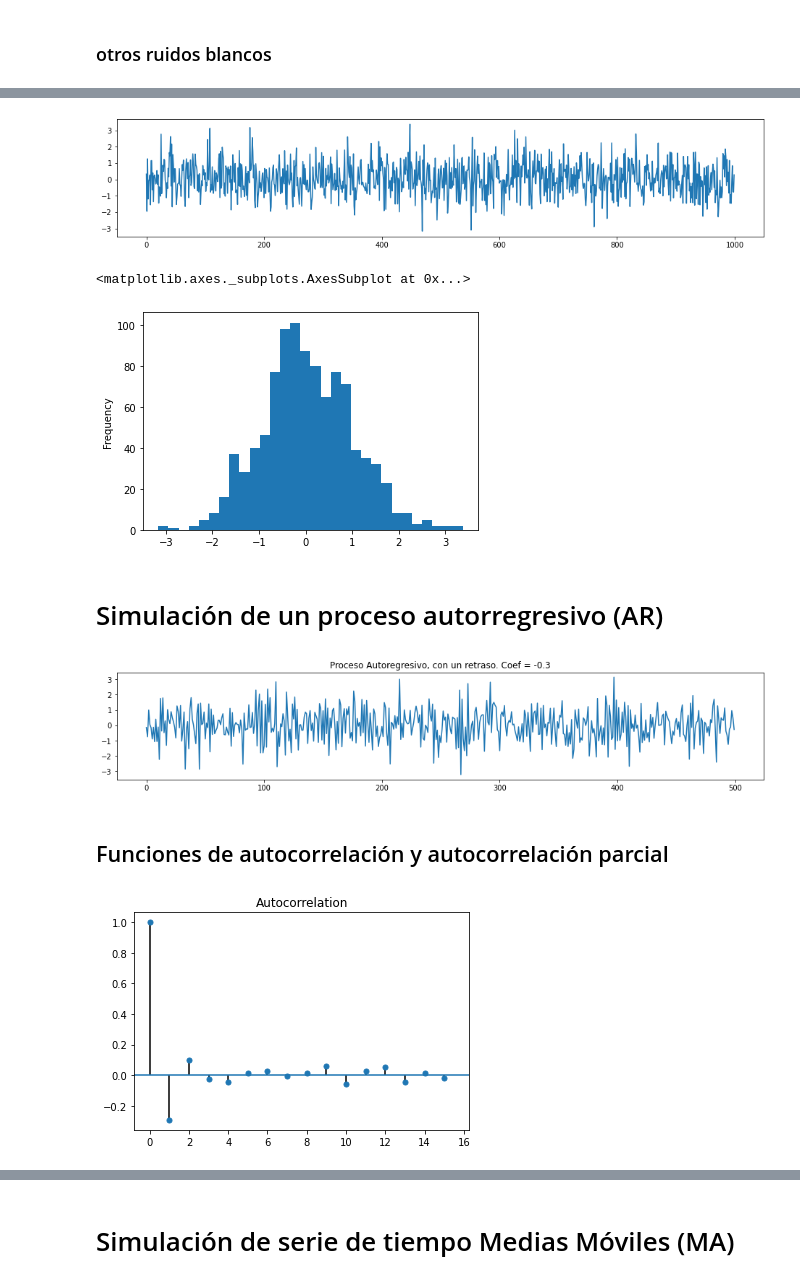
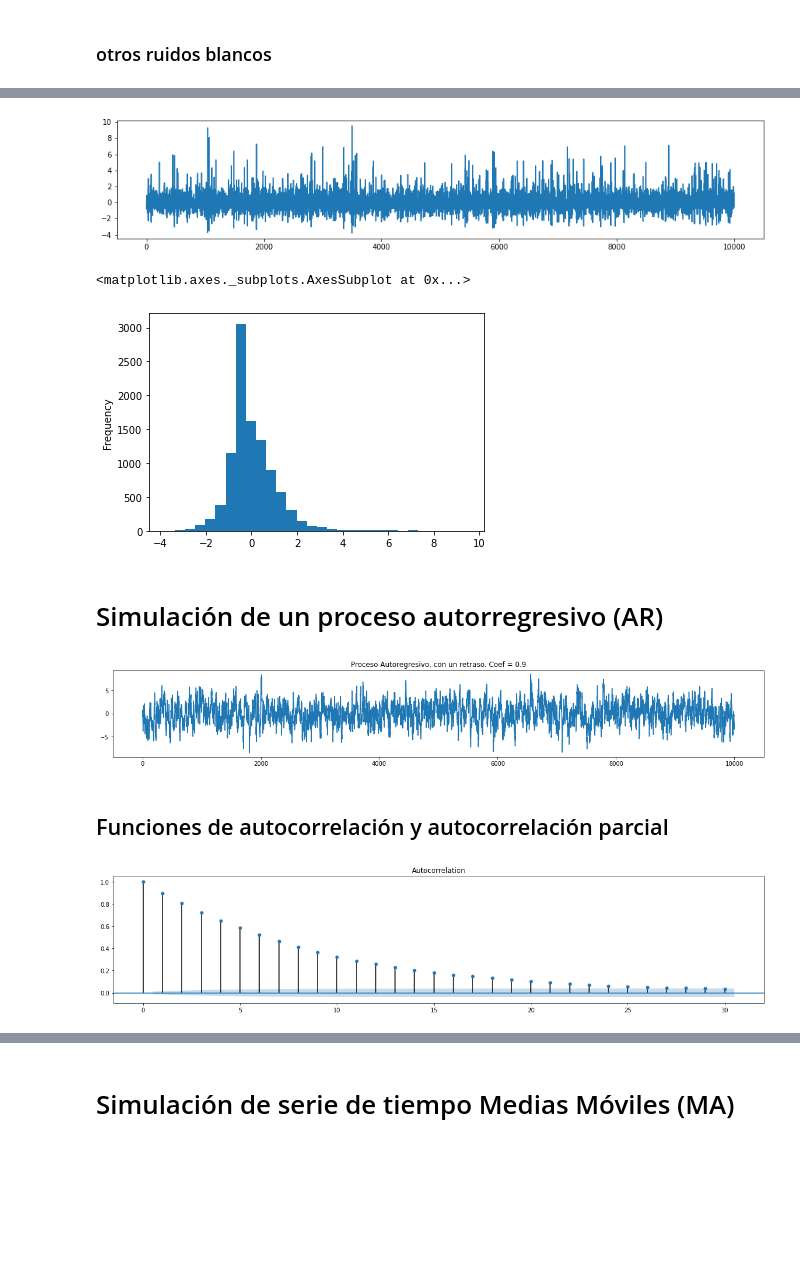
Before and after one commit to AnIsAsPe/Prediccion_de_Riesgo_python, a Jupyter notebook: notebooks/regresión,_ruido_y_series_de_tiempo.ipynb, the cells around one changed output, grey strips where cells are left out. Saved outputs shown, nothing was run; the diff lists cells and outputs as text; code cells hidden in the pictures; blank space fills up the shorter version.

```diff
--- a/notebooks/regresión,_ruido_y_series_de_tiempo.ipynb
+++ b/notebooks/regresión,_ruido_y_series_de_tiempo.ipynb
@@ -141,43 +151,46 @@ Length: 1000, dtype: float64
 # %%
-Zt = pd.Series(np.zeros(1000))
+Zt = pd.Series(np.zeros(10000))
 for i in range(len(Zt)):
   if i % 2 == 0:
     Zt[i]= Xt[i]
   else:
     Zt[i] = 1/np.sqrt(2)*(pow(Xt[i-1], 2)-1)
 
-Z_t.plot(figsize = (16,3))
+Zt.plot(figsize = (16,3))
 plt.show()
 # %% [output]
-[figure, old version]
+[figure, new version]
 # %%
-Z_t.plot.hist(bins=30)
+Zt.plot.hist(bins=30)
 # %% [output]
 <matplotlib.axes._subplots.AxesSubplot at 0x...>
-[figure, old version]
+[figure, new version]
 # %% [markdown]
 # Simulación de un proceso autorregresivo  (AR)
 # %%
-coef = -0.3
+coef = 0.9
 plt.subplot(2,1,1)
 ar = np.array([1, - coef])
 ma = np.array([1])
 
 titulo = 'Proceso Autoregresivo, con un retraso. Coef = ' + str(coef)
 AR_model = ArmaProcess(ar, ma)
-AR_simulacion = pd.Series(AR_model.generate_sample(nsample=500))
-AR_simulacion.plot(figsize = (16,6), title=titulo)
+plt.rc("figure", figsize=(20,4))
+
+
+AR_simulacion = pd.Series(AR_model.generate_sample(nsample=10000))
+AR_simulacion.plot(figsize = (20,6), title=titulo)
 plt.show()
 # %% [output]
-[figure, old version]
+[figure, new version]
 # %% [markdown]
 ## Funciones de autocorrelación y autocorrelación parcial
 # %%
 # Función de autocorrelación
-plot_acf(AR_simulacion, alpha=1, lags=15)
+plot_acf(AR_simulacion,   alpha=0.2, lags=30)
 plt.show()
 # %% [output]
-[figure, old version]
+[figure, new version]
 # %%
 # Función de autocorrelación parcial
 
```
Also changed, not shown: parts of 15 cells of this notebook.
